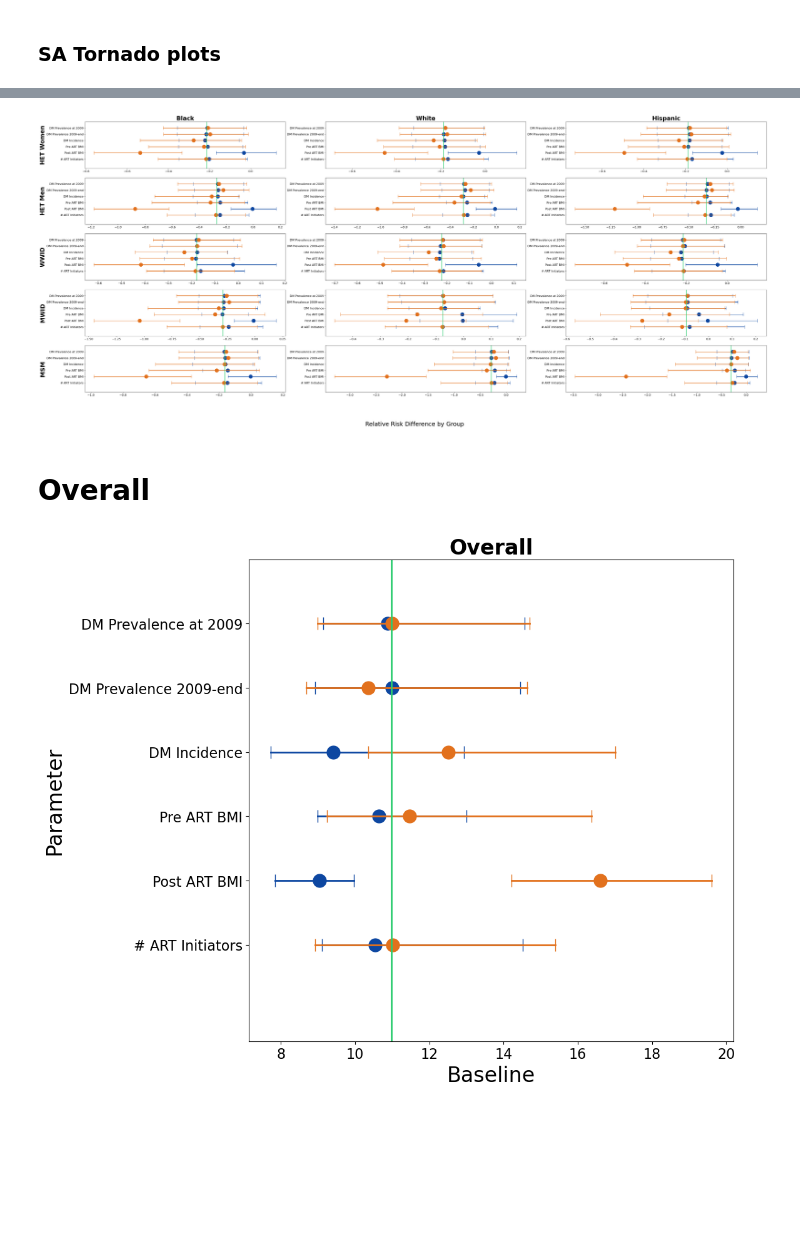
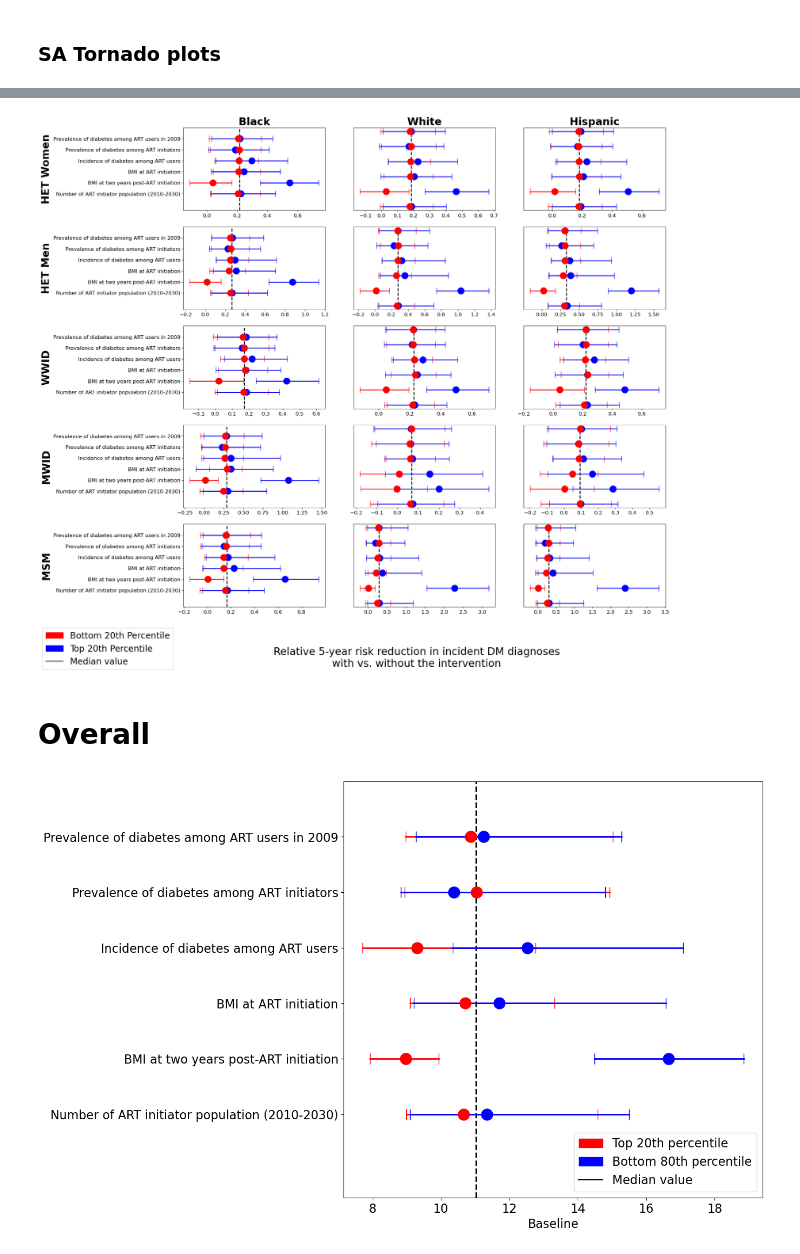
Before and after one commit to PearlHivModelingTeam/pearlModel, a Jupyter notebook: scripts/sa_notebook.ipynb, the cells around one changed output, grey strips where cells are left out. Saved outputs shown, nothing was run; the diff lists cells and outputs as text; code cells hidden in the pictures; blank space fills up the shorter version.

```diff
--- a/scripts/sa_notebook.ipynb
+++ b/scripts/sa_notebook.ipynb
@@ -445,14 +475,14 @@ baseline_risk_difference_df_sa.to_csv("../out/figs/absolute_baseline.csv")
 # %%
-fig = multi_tornado_plot(relative_tornado_vals, baseline_risk_difference_df_sa_relative, "Relative Risk Difference by Group")
+fig = multi_tornado_plot(relative_tornado_vals, baseline_risk_difference_df_sa_relative, "Relative 5-year risk reduction in incident DM diagnoses\nwith vs. without the intervention")
 fig.savefig("../out/figs/relative_group.png", bbox_inches="tight")
 relative_tornado_vals.to_csv("../out/figs/relative_group.csv")
 baseline_risk_difference_df_sa_relative.to_csv("../out/figs/relative_baseline.csv")
 # %% [output]
-[figure, old version]
+[figure, new version]
 # %% [markdown]
 # Overall
 # %%
-def overall_tornado_plot(tornado_vals, baseline_vals, x_axis_title):
+def overall_tornado_plot(tornado_vals, baseline_vals, x_axis_title, plot_loc, flip=True):
     # create an axis
     fig, ax = plt.subplots(1, 1, figsize=(10, 10))
 
@@ -464,44 +494,52 @@ def overall_tornado_plot(tornado_vals, baseline_vals, x_axis_title):
     y_tick_label = group_vals['variable']
     ys = range(len(y_tick_label))[::-1]
 
-    color_lesser = '#0d47a1'
-    color_greater = '#e2711d'
-    color_line = '#2ECC71'
+    color_lesser = 'red'
+    color_greater = 'blue'
+    color_line = 'black'
 
     # Data to be visualized
     lesser_value = group_vals.iloc[:,2].values
     greater_value = group_vals.iloc[:,3].values
     base = baseline_vals[baseline_vals['group']==group]['risk'].values[0]
 
+    if flip:
+        base *= -1
+    # Add vertical line for median value
+    ax.axvline(base, color=color_line, linewidth=2, label='Median value', linestyle='--')
+
     # Draw bars
     for y, value, value2 in zip(ys, lesser_value, greater_value):
 
+        if flip:
+            value = value.copy() * -1
+            value2 = value2.copy() * -1
+
         # draw horizontal line markers for the uncertainty around lesser and greater
-        # lesser
         ax.plot((value.iloc[0], value.iloc[2]), (y, y), linewidth=2, color=color_lesser, marker='|', markersize=15)
+        ax.plot((value2.iloc[0], value2.iloc[2]), (y, y), linewidth=2, color=color_greater, marker='|', markersize=15)
+
+        # draw markers for the median values
+        ax.plot(value2.iloc[1], y , 'o', color=color_greater, markersize=15)
         ax.plot(value.iloc[1], y , 'o', color=color_lesser, markersize=15)
 
-        # greater
-        ax.plot((value2.iloc[0], value2.iloc[2]), (y, y), linewidth=2, color=color_greater, marker='|', markersize=15)
-        ax.plot(value2.iloc[1], y , 'o', color=color_greater, markersize=15)
 
+    # Add legend
+    handles = [Patch(color=color_lesser, label='Bottom 20th percentile'), Patch(color=color_greater, label='Top 20th percentile'),
+           Line2D([0], [0], color=color_line, linewidth=1.5, label='Median value')]
+    ax.legend(handles=handles, loc=plot_loc, prop={'size': 16})
 
-
-    # Add vertical line for median value
-    ax.axvline(base, color=color_line, linewidth=2, label='Median value')
 
     # Modify the graph
     ax.set_ylim([-1.5, 6])
     ax.set_yticks(ys)
     ax.set_yticklabels(y_tick_label)
-    ax.set_title(group_title_dict[group], fontsize=24, fontweight='bold')
     ax.tick_params(axis='both', which='major', labelsize=16)
-    ax.set_xlabel(x_axis_title, fontsize=24)
-    ax.set_ylabel("Parameter", fontsize=24)
+    ax.set_xlabel(x_axis_title, fontsize=16)
 
     return fig
 # %%
-fig = overall_tornado_plot(baseline_tornado_vals, baseline_risk_sa_median, "Baseline")
+fig = overall_tornado_plot(baseline_tornado_vals, baseline_risk_sa_median, "Baseline", "lower right", flip=False)
 # %% [output]
-[figure, old version]
+[figure, new version]
 # %%
```
Also changed, not shown: parts of 18 cells of this notebook.
